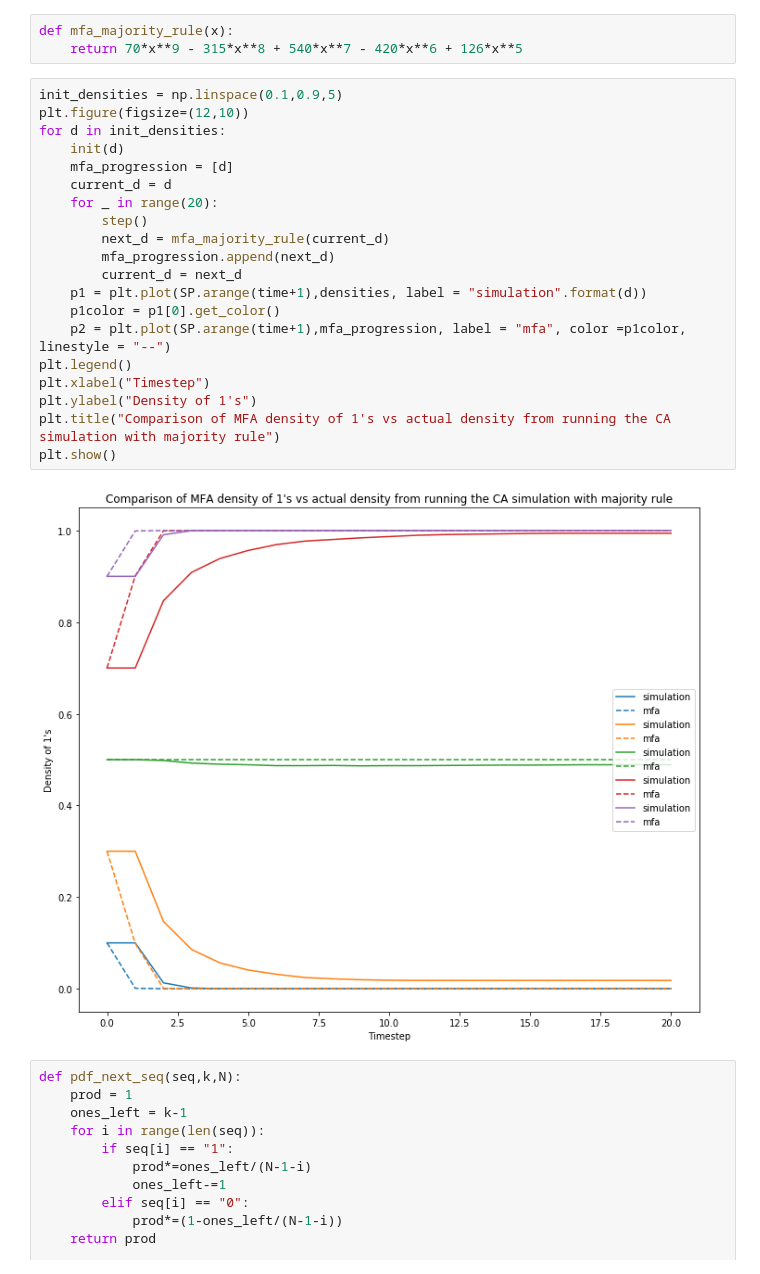
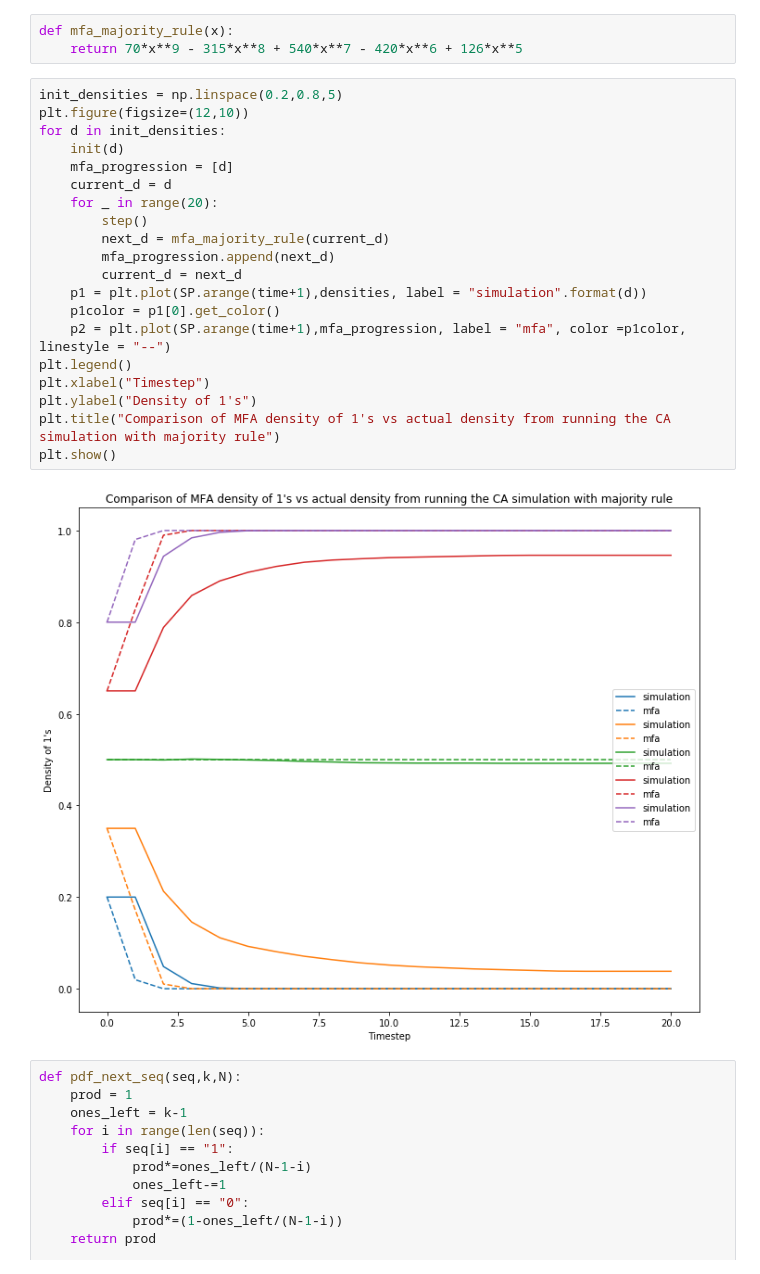
Before and after one commit to jccf12/cs166, a Jupyter notebook: ta_folder/MFA vs simulation.ipynb, the cells around one changed output. Drawn from its saved outputs; the diff is of its cells as text.

```diff
--- a/ta_folder/MFA vs simulation.ipynb
+++ b/ta_folder/MFA vs simulation.ipynb
@@ -61,27 +61,27 @@ def step():
 def mfa_majority_rule(x):
     return 70*x**9 - 315*x**8 + 540*x**7 - 420*x**6 + 126*x**5
 # %%
-init_densities = np.linspace(0.1,0.9,5)
+init_densities = np.linspace(0.2,0.8,5)
 plt.figure(figsize=(12,10))
 for d in init_densities:
     init(d)
     mfa_progression = [d]
     current_d = d
     for _ in range(20):
         step()
         next_d = mfa_majority_rule(current_d)
         mfa_progression.append(next_d)
         current_d = next_d
     p1 = plt.plot(SP.arange(time+1),densities, label = "simulation".format(d))
     p1color = p1[0].get_color()
     p2 = plt.plot(SP.arange(time+1),mfa_progression, label = "mfa", color =p1color, linestyle = "--")
 plt.legend()
 plt.xlabel("Timestep")
 plt.ylabel("Density of 1's")
 plt.title("Comparison of MFA density of 1's vs actual density from running the CA simulation with majority rule")
 plt.show()
 # %% [output]
-[figure, old version]
+[figure, new version]
 # %%
 def pdf_next_seq(seq,k,N):
     prod = 1
```
Also changed, not shown: 1 other file.
